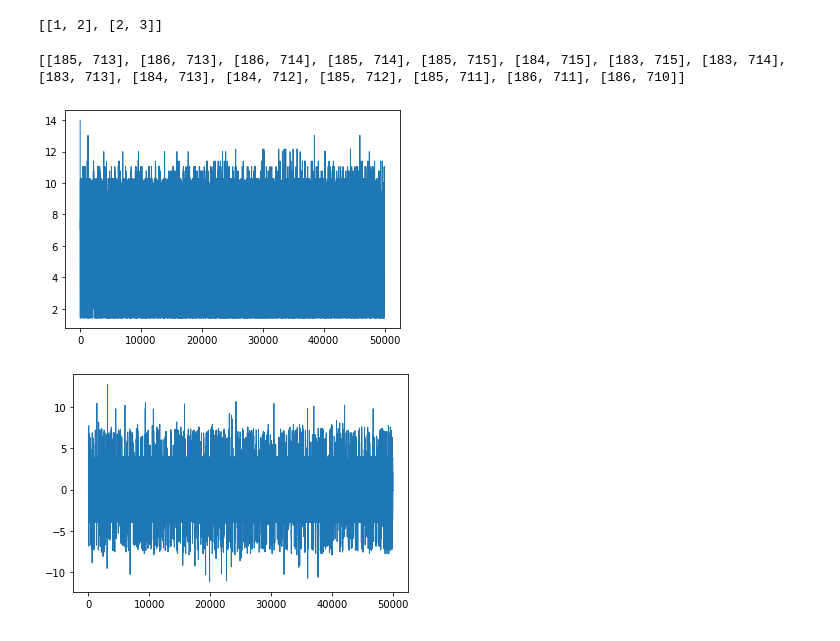
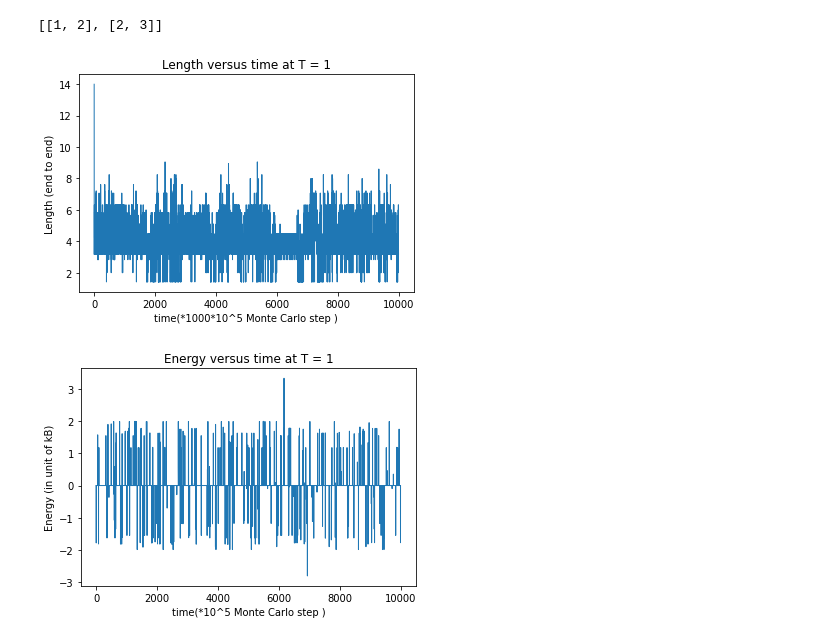
Before and after one commit to andy3278/PHYS4191_Capstone, a Jupyter notebook: final_test.ipynb, the cells around one changed output. Drawn from its saved outputs; the diff is of its cells as text; code cells hidden in the pictures.

```diff
--- a/final_test.ipynb
+++ b/final_test.ipynb
@@ -4,3 +4,11 @@ import numpy as np
 import pandas as pd
 from matplotlib import pyplot as plt
 import random
+# %%
+range_of_TT = []
+i = 0.5
+while i <= 10:
+    range_of_TT.append(i)
+    i += 0.5
+print(range_of_TT)
+print(len(range_of_TT))
@@ -7,8 +18,9 @@ import random
 # %%
 
 random.seed(589015328) # this seed should not be changed in order to reproduce result
-TT = int(5e6)
-temperature = 10
+TT = int(10e6)
+
+temperature = 1
 numebr_amino_acids = 15
 end_of_protein = numebr_amino_acids-1
 # %%
@@ -149,4 +161,8 @@ def check_new_e_middle(i,t,new_x,new_y):
             else:
                 en += J[protein_sq[i],protein_sq[index_next]]
         return en
+# %%
+energy_vs_temp_energy = []
+energy_vs_temp_temp = []
+energy_vs_temp_length = []
 # %%
@@ -216,24 +234,28 @@ print(ls)
 # %% [output]
 [[1, 2], [2, 3]]
 # %%
-print(coordinate_over_time[-1])
+#print(coordinate_over_time[-1])
 #print(distance_over_time)
-#print(energy_over_time)
+print(energy_over_time)
-# %% [output]
-[[185, 713], [186, 713], [186, 714], [185, 714], [185, 715], [184, 715], [183, 715], [183, 714], [183, 713], [184, 713], [184, 712], [185, 712], [185, 711], [186, 711], [186, 710]]
 # %%
-every_nth_dis = distance_over_time[::100]
-every_nth_energy = energy_over_time[::100]
+every_nth_dis = distance_over_time[::1000]
+every_nth_energy = energy_over_time[::1000]
 # %%
 plt.plot(range(len(every_nth_dis)),every_nth_dis,linewidth=1.0)
+plt.title('Length versus time at T = 1')
+plt.xlabel("time(*1000*10^5 Monte Carlo step )")
+plt.ylabel('Length (end to end)')
 plt.show()
 # %% [output]
-[figure, old version]
+[figure, new version]
 # %%
 plt.plot(range(len(every_nth_energy)),every_nth_energy,linewidth=1.0)
+plt.title('Energy versus time at T = 1')
+plt.xlabel("time(*10^5 Monte Carlo step )")
+plt.ylabel('Energy (in unit of kB)')
 plt.show()
 # %% [output]
-[figure, old version]
+[figure, new version]
 # %%
 x = []
 y = []
```
Also changed, not shown: parts of 7 cells of this notebook, 3 other files.
